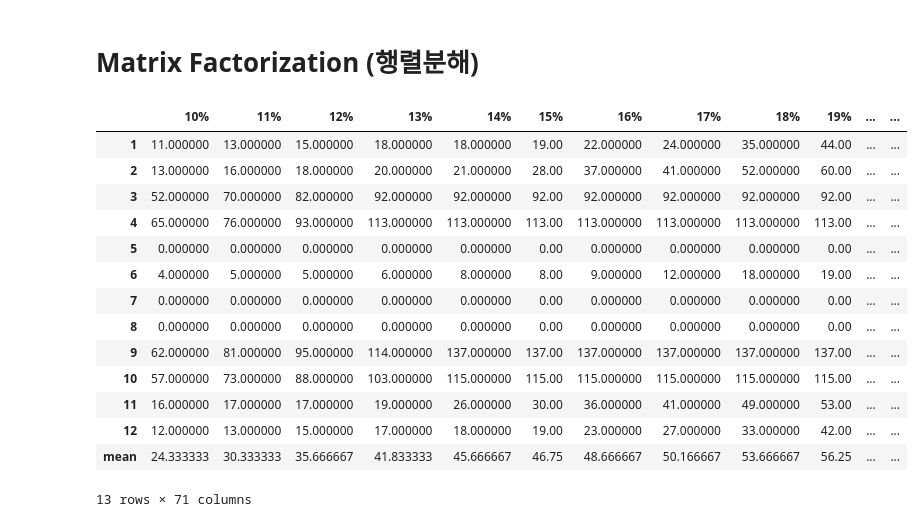
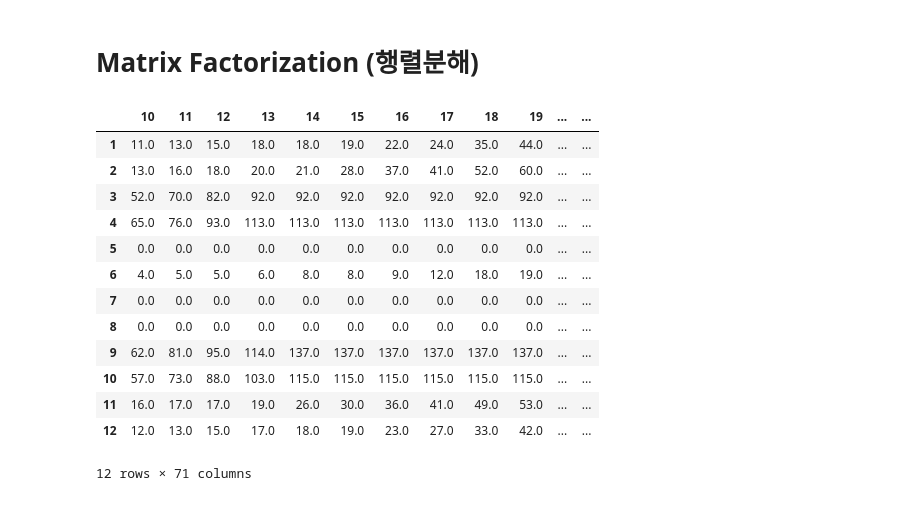
Before and after one commit to formegusto/contract-recommendation-system, a Jupyter notebook: pre-research/kepco-calc/recommend system prototype.ipynb, the cells around one changed output. Cells and saved outputs as stored; diff of their text form; code cells hidden in the pictures.

```diff
--- a/pre-research/kepco-calc/recommend system prototype.ipynb
+++ b/pre-research/kepco-calc/recommend system prototype.ipynb
@@ -416,49 +432,45 @@ for month in range(1, 13):
         # 단일계약
         single_calc = ManagementOffice(
             month=month,
             peaks=peak_df,
             households=month_datas_df,
             APT=APT,
             contract="단일계약"
         )
 
         cnt = len(calc.households)
         comp_cnt = 0
         draw_cnt = 0
         single_cnt = 0
         for idx in range(0, cnt):
             if calc.households[idx].bill > single_calc.households[idx].bill:
                 single_cnt += 1
             elif calc.households[idx].bill < single_calc.households[idx].bill:
                 comp_cnt += 1
             else:
                 draw_cnt
 
         rows = np.append(rows,comp_cnt)
 
         IPython.display.clear_output()
 
     better_comp_df = better_comp_df.append(
-        pd.Series(rows, index=["{}%".format(_) for _ in range(min_per, max_per + 1)], name=month))
+        pd.Series(rows, index=["{}".format(_) for _ in range(min_per, max_per + 1)], name=month))
     better_comp_df
 
-better_comp_df = better_comp_df.append(
-    pd.Series(better_comp_df.mean(), name="mean")
-)
 better_comp_df
 # %% [output]
-|  | 10% | 11% | 12% | 13% | 14% | 15% | 16% | 17% | 18% | 19% | ... | ... |
-| 1 | 11.000000 | 13.000000 | 15.000000 | 18.000000 | 18.000000 | 19.00 | 22.000000 | 24.000000 | 35.000000 | 44.00 | ... | ... |
-| 2 | 13.000000 | 16.000000 | 18.000000 | 20.000000 | 21.000000 | 28.00 | 37.000000 | 41.000000 | 52.000000 | 60.00 | ... | ... |
-| 3 | 52.000000 | 70.000000 | 82.000000 | 92.000000 | 92.000000 | 92.00 | 92.000000 | 92.000000 | 92.000000 | 92.00 | ... | ... |
-| 4 | 65.000000 | 76.000000 | 93.000000 | 113.000000 | 113.000000 | 113.00 | 113.000000 | 113.000000 | 113.000000 | 113.00 | ... | ... |
-| 5 | 0.000000 | 0.000000 | 0.000000 | 0.000000 | 0.000000 | 0.00 | 0.000000 | 0.000000 | 0.000000 | 0.00 | ... | ... |
-| 6 | 4.000000 | 5.000000 | 5.000000 | 6.000000 | 8.000000 | 8.00 | 9.000000 | 12.000000 | 18.000000 | 19.00 | ... | ... |
-| 7 | 0.000000 | 0.000000 | 0.000000 | 0.000000 | 0.000000 | 0.00 | 0.000000 | 0.000000 | 0.000000 | 0.00 | ... | ... |
-| 8 | 0.000000 | 0.000000 | 0.000000 | 0.000000 | 0.000000 | 0.00 | 0.000000 | 0.000000 | 0.000000 | 0.00 | ... | ... |
-| 9 | 62.000000 | 81.000000 | 95.000000 | 114.000000 | 137.000000 | 137.00 | 137.000000 | 137.000000 | 137.000000 | 137.00 | ... | ... |
-| 10 | 57.000000 | 73.000000 | 88.000000 | 103.000000 | 115.000000 | 115.00 | 115.000000 | 115.000000 | 115.000000 | 115.00 | ... | ... |
-| 11 | 16.000000 | 17.000000 | 17.000000 | 19.000000 | 26.000000 | 30.00 | 36.000000 | 41.000000 | 49.000000 | 53.00 | ... | ... |
-| 12 | 12.000000 | 13.000000 | 15.000000 | 17.000000 | 18.000000 | 19.00 | 23.000000 | 27.000000 | 33.000000 | 42.00 | ... | ... |
-| mean | 24.333333 | 30.333333 | 35.666667 | 41.833333 | 45.666667 | 46.75 | 48.666667 | 50.166667 | 53.666667 | 56.25 | ... | ... |
+|  | 10 | 11 | 12 | 13 | 14 | 15 | 16 | 17 | 18 | 19 | ... | ... |
+| 1 | 11.0 | 13.0 | 15.0 | 18.0 | 18.0 | 19.0 | 22.0 | 24.0 | 35.0 | 44.0 | ... | ... |
+| 2 | 13.0 | 16.0 | 18.0 | 20.0 | 21.0 | 28.0 | 37.0 | 41.0 | 52.0 | 60.0 | ... | ... |
+| 3 | 52.0 | 70.0 | 82.0 | 92.0 | 92.0 | 92.0 | 92.0 | 92.0 | 92.0 | 92.0 | ... | ... |
+| 4 | 65.0 | 76.0 | 93.0 | 113.0 | 113.0 | 113.0 | 113.0 | 113.0 | 113.0 | 113.0 | ... | ... |
+| 5 | 0.0 | 0.0 | 0.0 | 0.0 | 0.0 | 0.0 | 0.0 | 0.0 | 0.0 | 0.0 | ... | ... |
+| 6 | 4.0 | 5.0 | 5.0 | 6.0 | 8.0 | 8.0 | 9.0 | 12.0 | 18.0 | 19.0 | ... | ... |
+| 7 | 0.0 | 0.0 | 0.0 | 0.0 | 0.0 | 0.0 | 0.0 | 0.0 | 0.0 | 0.0 | ... | ... |
+| 8 | 0.0 | 0.0 | 0.0 | 0.0 | 0.0 | 0.0 | 0.0 | 0.0 | 0.0 | 0.0 | ... | ... |
+| 9 | 62.0 | 81.0 | 95.0 | 114.0 | 137.0 | 137.0 | 137.0 | 137.0 | 137.0 | 137.0 | ... | ... |
+| 10 | 57.0 | 73.0 | 88.0 | 103.0 | 115.0 | 115.0 | 115.0 | 115.0 | 115.0 | 115.0 | ... | ... |
+| 11 | 16.0 | 17.0 | 17.0 | 19.0 | 26.0 | 30.0 | 36.0 | 41.0 | 49.0 | 53.0 | ... | ... |
+| 12 | 12.0 | 13.0 | 15.0 | 17.0 | 18.0 | 19.0 | 23.0 | 27.0 | 33.0 | 42.0 | ... | ... |
-13 rows × 71 columns
+12 rows × 71 columns
```
Also changed, not shown: parts of 19 cells of this notebook, 1 other file.
